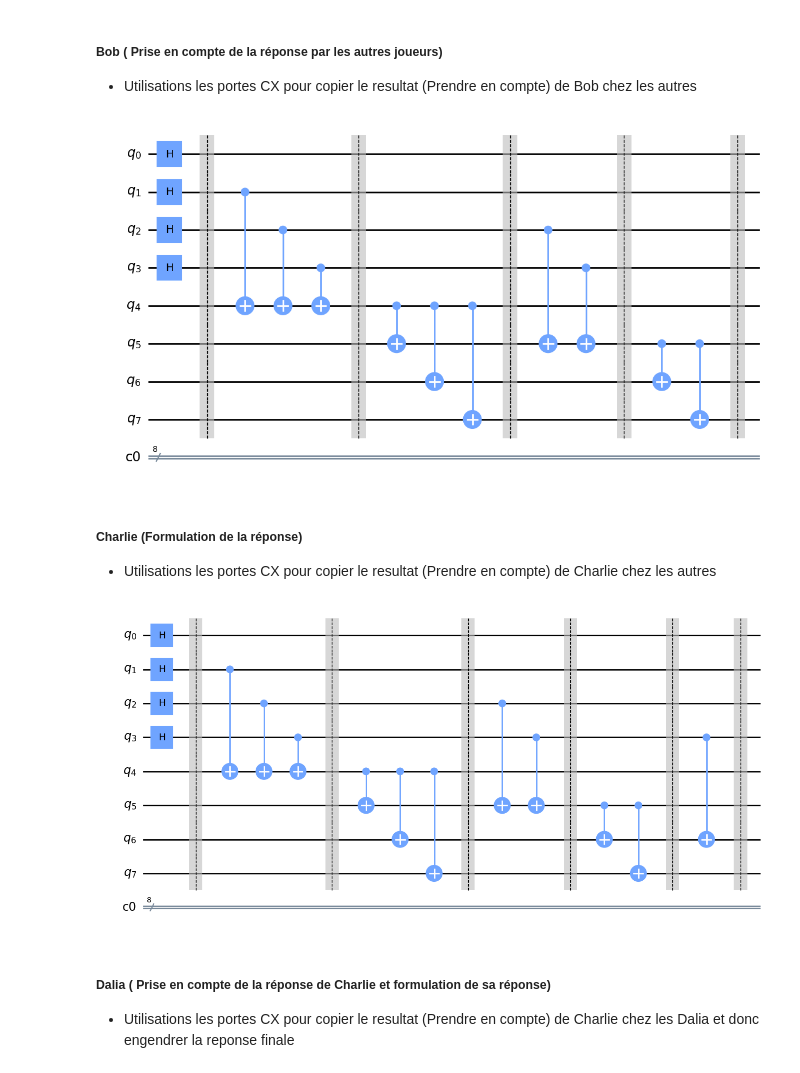
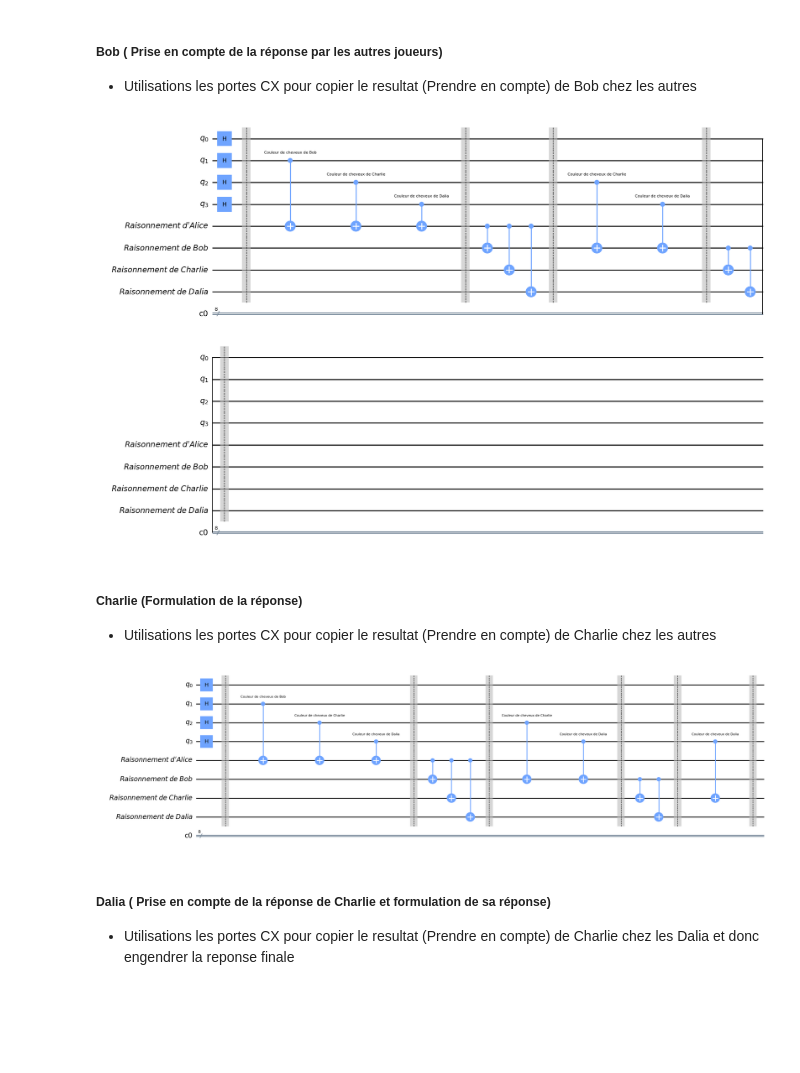
Before and after one commit to Rixez2325/quantum-esgi, a Jupyter notebook: couleurs_des_cheveux.ipynb, the cells around one changed output. Saved outputs shown, nothing was run; the diff lists cells and outputs as text; code cells hidden in the pictures; blank space fills up the shorter version.

```diff
--- a/couleurs_des_cheveux.ipynb
+++ b/couleurs_des_cheveux.ipynb
@@ -32,6 +34,4 @@ from qiskit.visualization import plot_histogram
 # %%
-circ_enigme=QuantumCircuit(8)
-classicalRegister=ClassicalRegister(8)
-circ_enigme.add_register(classicalRegister)
+circ_enigme=QuantumCircuit(4)
 circ_enigme.draw(output="mpl")
 # %% [output]
@@ -38,0 +41,8 @@ circ_enigme.draw(output="mpl")
+# %%
+circ_enigme.add_register(QuantumRegister(1, "Raisonnement d'Alice"))
+circ_enigme.add_register(QuantumRegister(1, "Raisonnement de Bob"))
+circ_enigme.add_register(QuantumRegister(1, "Raisonnement de Charlie"))
+circ_enigme.add_register(QuantumRegister(1, "Raisonnement de Dalia"))
+classicalRegister=ClassicalRegister(8)
+circ_enigme.add_register(classicalRegister)
+circ_enigme.draw(output="mpl")
@@ -58,9 +70,9 @@ Si la couleur est différente, le qubit de raisonnement est mis à 1.
 ##### Alice (Formulation de la réponse)
 - Utilisations les portes CX pour calculer le nombre pair/impair de couleurs de cheveux Indigo
 # %%
-circ_enigme.cx(1,4)
-circ_enigme.cx(2,4)
-circ_enigme.cx(3,4)
+circ_enigme.cx(1,4, "Couleur de cheveux de Bob")
+circ_enigme.cx(2,4, "Couleur de cheveux de Charlie")
+circ_enigme.cx(3,4, "Couleur de cheveux de Dalia")
 circ_enigme.barrier()
 circ_enigme.draw(output="mpl")
 # %% [output]
@@ -80,8 +92,8 @@ circ_enigme.draw(output="mpl")
 ##### Bob (Formulation de la réponse)
 - Utilisations les portes CX pour calculer le nombre pair/impair de couleurs de cheveux Indigo
 # %%
-circ_enigme.cx(2,5)
-circ_enigme.cx(3,5)
+circ_enigme.cx(2,5, "Couleur de cheveux de Charlie")
+circ_enigme.cx(3,5, "Couleur de cheveux de Dalia")
 circ_enigme.barrier()
 circ_enigme.draw(output="mpl")
 # %% [output]
@@ -95,16 +107,16 @@ circ_enigme.cx(5,7)
 circ_enigme.barrier()
 circ_enigme.draw(output="mpl")
 # %% [output]
-[figure, old version]
+[figure, new version]
 # %% [markdown]
 ##### Charlie (Formulation de la réponse)
 - Utilisations les portes CX pour copier le resultat (Prendre en compte) de Charlie chez les autres
 # %%
-circ_enigme.cx(3,6)
+circ_enigme.cx(3,6, "Couleur de cheveux de Dalia")
 circ_enigme.barrier()
-circ_enigme.draw(output="mpl")
+circ_enigme.draw(output="mpl", fold=-1)
 # %% [output]
-[figure, old version]
+[figure, new version]
 # %% [markdown]
 ##### Dalia ( Prise en compte de la réponse de Charlie et formulation de sa réponse)
 - Utilisations les portes CX pour copier le resultat (Prendre en compte) de Charlie chez les Dalia et donc engendrer la reponse finale
```
Also changed, not shown: parts of 14 cells of this notebook.
